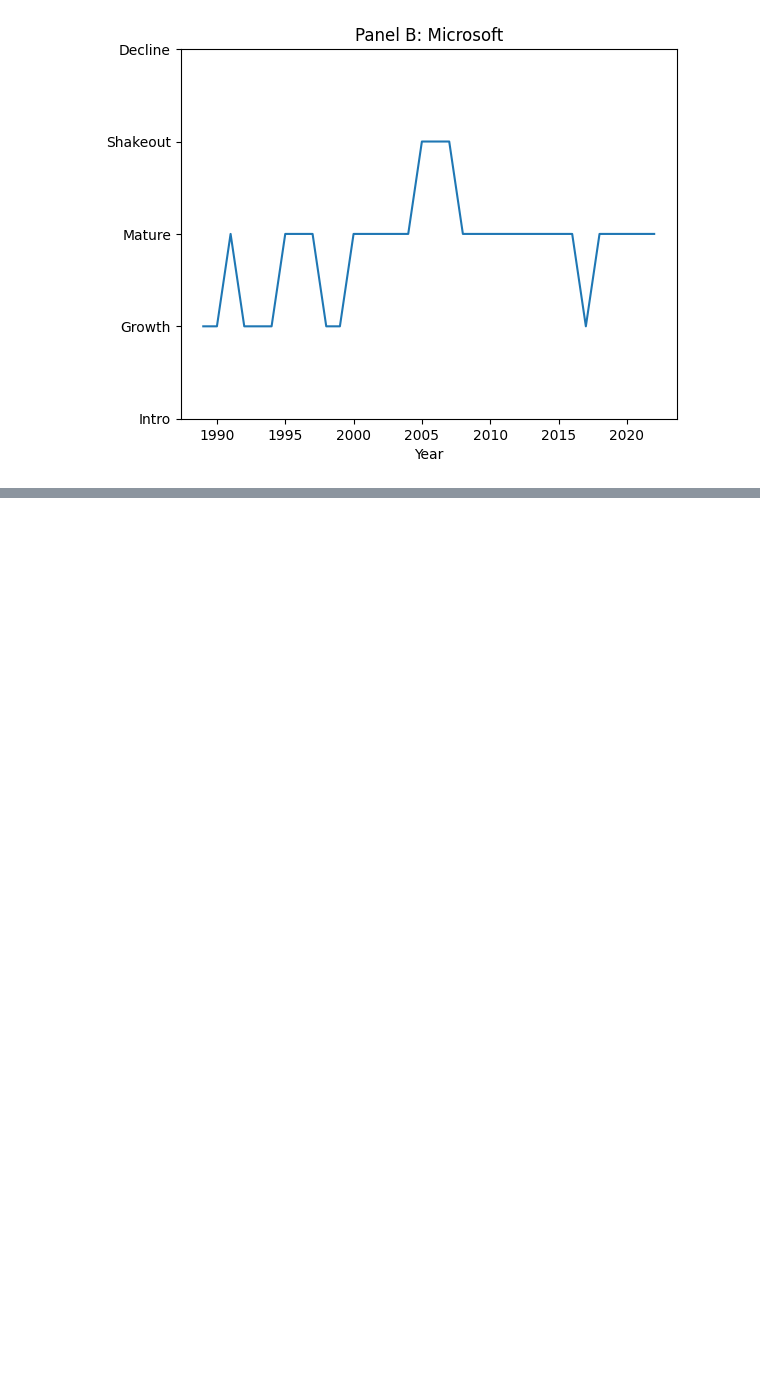
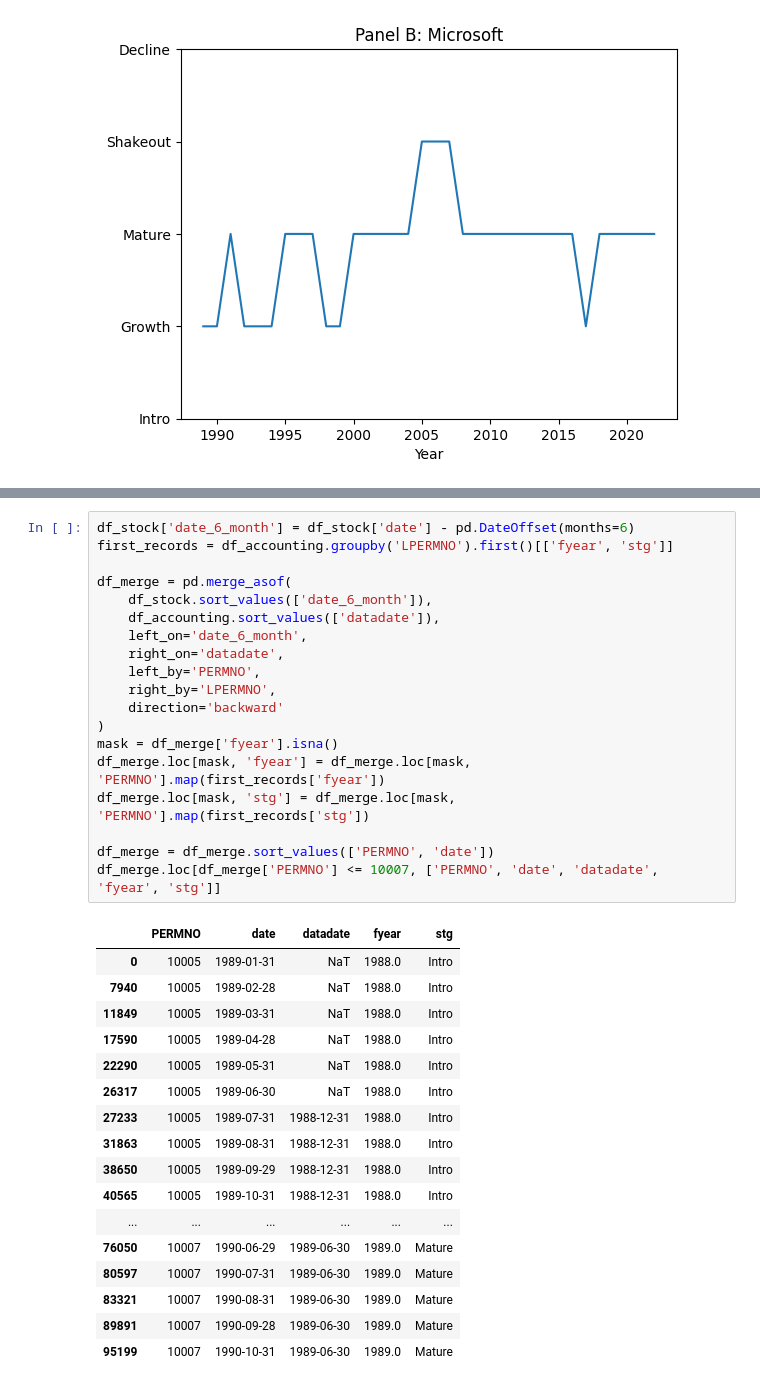
Before and after one commit to Light-ning/firm-life-cycle, a Jupyter notebook: analysis/firm-life-cycle.ipynb, the cells around one changed output, grey strips where cells are left out. Saved outputs shown, nothing was run; the diff lists cells and outputs as text; blank space fills up the shorter version.

```diff
--- a/analysis/firm-life-cycle.ipynb
+++ b/analysis/firm-life-cycle.ipynb
@@ -86,0 +96,37 @@ plt.show()
+# %%
+df_stock['date_6_month'] = df_stock['date'] - pd.DateOffset(months=6)
+first_records = df_accounting.groupby('LPERMNO').first()[['fyear', 'stg']]
+
+df_merge = pd.merge_asof(
+    df_stock.sort_values(['date_6_month']),
+    df_accounting.sort_values(['datadate']),
+    left_on='date_6_month',
+    right_on='datadate',
+    left_by='PERMNO',
+    right_by='LPERMNO',
+    direction='backward'
+)
+mask = df_merge['fyear'].isna()
+df_merge.loc[mask, 'fyear'] = df_merge.loc[mask, 'PERMNO'].map(first_records['fyear'])
+df_merge.loc[mask, 'stg'] = df_merge.loc[mask, 'PERMNO'].map(first_records['stg'])
+
+df_merge = df_merge.sort_values(['PERMNO', 'date'])
+df_merge.loc[df_merge['PERMNO'] <= 10007, ['PERMNO', 'date', 'datadate', 'fyear', 'stg']]
+# %% [output]
+|  | PERMNO | date | datadate | fyear | stg |
+| 0 | 10005 | 1989-01-31 | NaT | 1988.0 | Intro |
+| 7940 | 10005 | 1989-02-28 | NaT | 1988.0 | Intro |
+| 11849 | 10005 | 1989-03-31 | NaT | 1988.0 | Intro |
+| 17590 | 10005 | 1989-04-28 | NaT | 1988.0 | Intro |
+| 22290 | 10005 | 1989-05-31 | NaT | 1988.0 | Intro |
+| 26317 | 10005 | 1989-06-30 | NaT | 1988.0 | Intro |
+| 27233 | 10005 | 1989-07-31 | 1988-12-31 | 1988.0 | Intro |
+| 31863 | 10005 | 1989-08-31 | 1988-12-31 | 1988.0 | Intro |
+| 38650 | 10005 | 1989-09-29 | 1988-12-31 | 1988.0 | Intro |
+| 40565 | 10005 | 1989-10-31 | 1988-12-31 | 1988.0 | Intro |
+| ... | ... | ... | ... | ... | ... |
+| 76050 | 10007 | 1990-06-29 | 1989-06-30 | 1989.0 | Mature |
+| 80597 | 10007 | 1990-07-31 | 1989-06-30 | 1989.0 | Mature |
+| 83321 | 10007 | 1990-08-31 | 1989-06-30 | 1989.0 | Mature |
+| 89891 | 10007 | 1990-09-28 | 1989-06-30 | 1989.0 | Mature |
+| 95199 | 10007 | 1990-10-31 | 1989-06-30 | 1989.0 | Mature |
```
Also changed, not shown: parts of 4 cells of this notebook, 1 other file.
